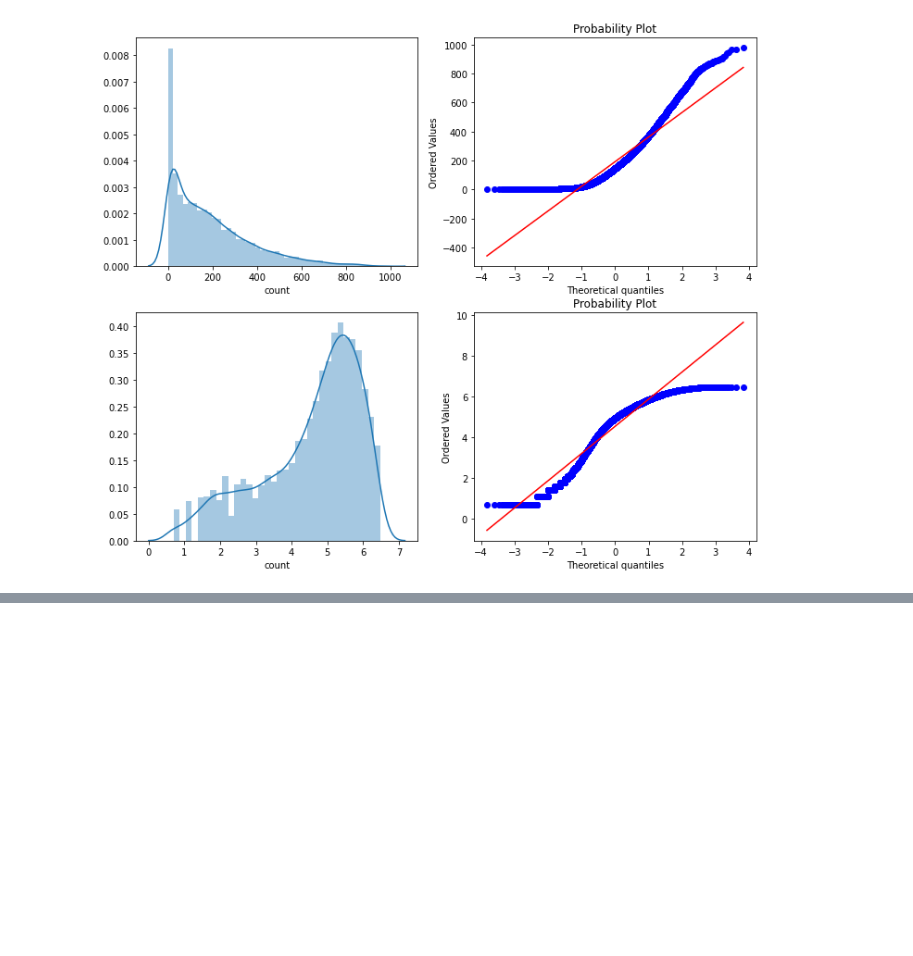
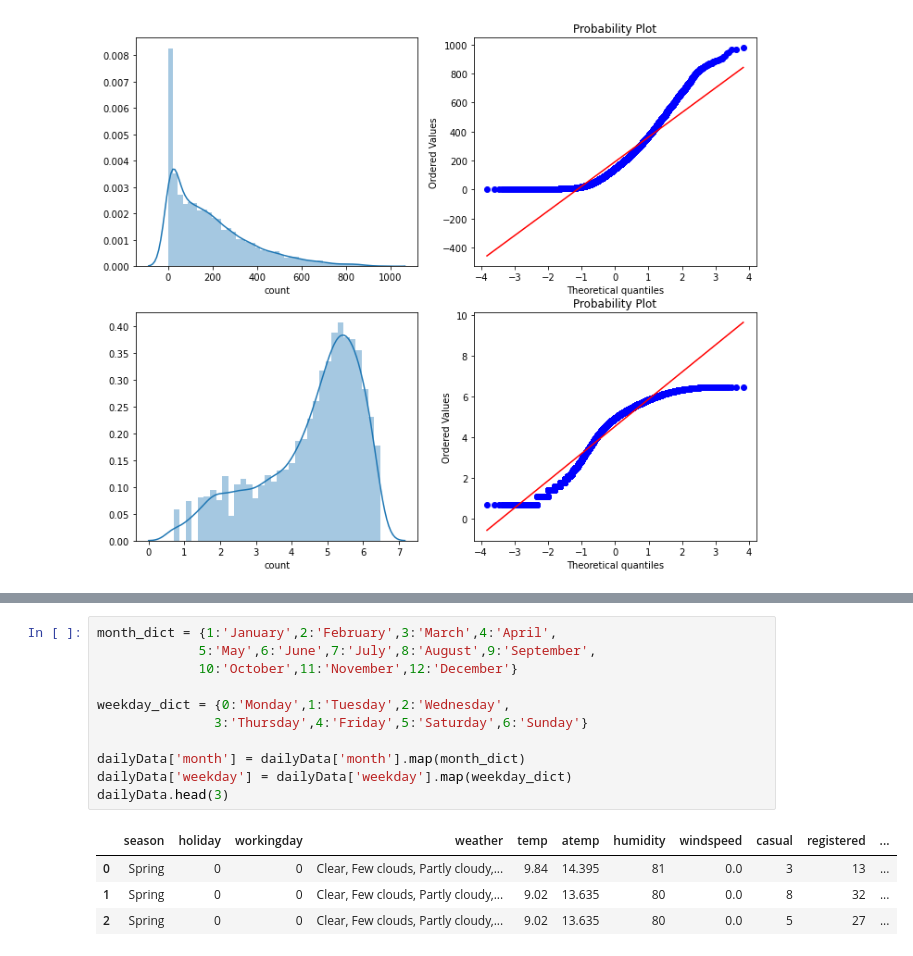
Before and after one commit to young-hun-jo/KaggleStruggle, a Jupyter notebook: bike_demand/bike_transcription.ipynb, the cells around one changed output, grey strips where cells are left out. Drawn from its saved outputs; the diff is of its cells as text; blank space fills up the shorter version.

```diff
--- a/bike_demand/bike_transcription.ipynb
+++ b/bike_demand/bike_transcription.ipynb
@@ -250,0 +233,16 @@ sns.barplot(data=month_sort, x='month', y='count',
+# %%
+month_dict = {1:'January',2:'February',3:'March',4:'April',
+             5:'May',6:'June',7:'July',8:'August',9:'September',
+             10:'October',11:'November',12:'December'}
+
+weekday_dict = {0:'Monday',1:'Tuesday',2:'Wednesday',
+               3:'Thursday',4:'Friday',5:'Saturday',6:'Sunday'}
+
+dailyData['month'] = dailyData['month'].map(month_dict)
+dailyData['weekday'] = dailyData['weekday'].map(weekday_dict)
+dailyData.head(3)
+# %% [output]
+|  | season | holiday | workingday | weather | temp | atemp | humidity | windspeed | casual | registered | ... |
+| 0 | Spring | 0 | 0 | Clear, Few clouds, Partly cloudy,... | 9.84 | 14.395 | 81 | 0.0 | 3 | 13 | ... |
+| 1 | Spring | 0 | 0 | Clear, Few clouds, Partly cloudy,... | 9.02 | 13.635 | 80 | 0.0 | 8 | 32 | ... |
+| 2 | Spring | 0 | 0 | Clear, Few clouds, Partly cloudy,... | 9.02 | 13.635 | 80 | 0.0 | 5 | 27 | ... |
```
Also changed, not shown: parts of 14 cells of this notebook.
